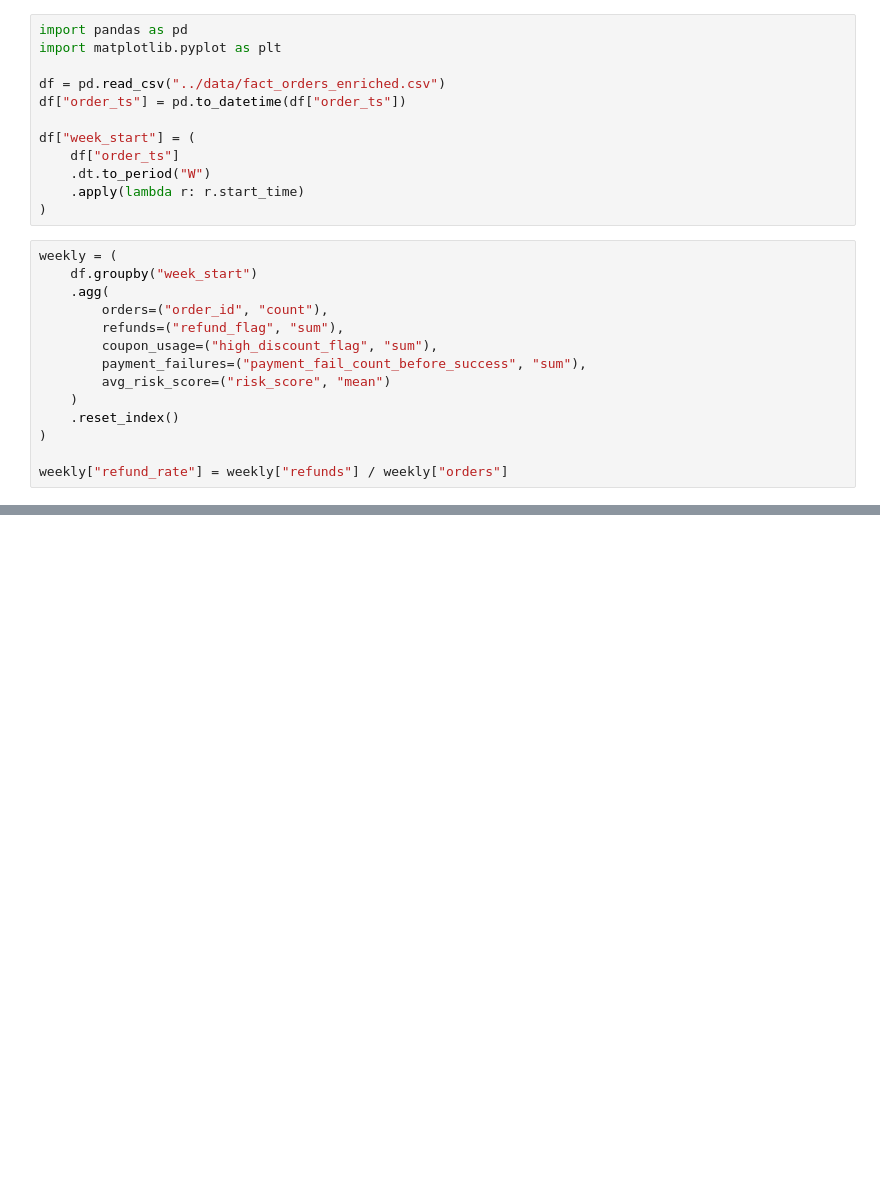
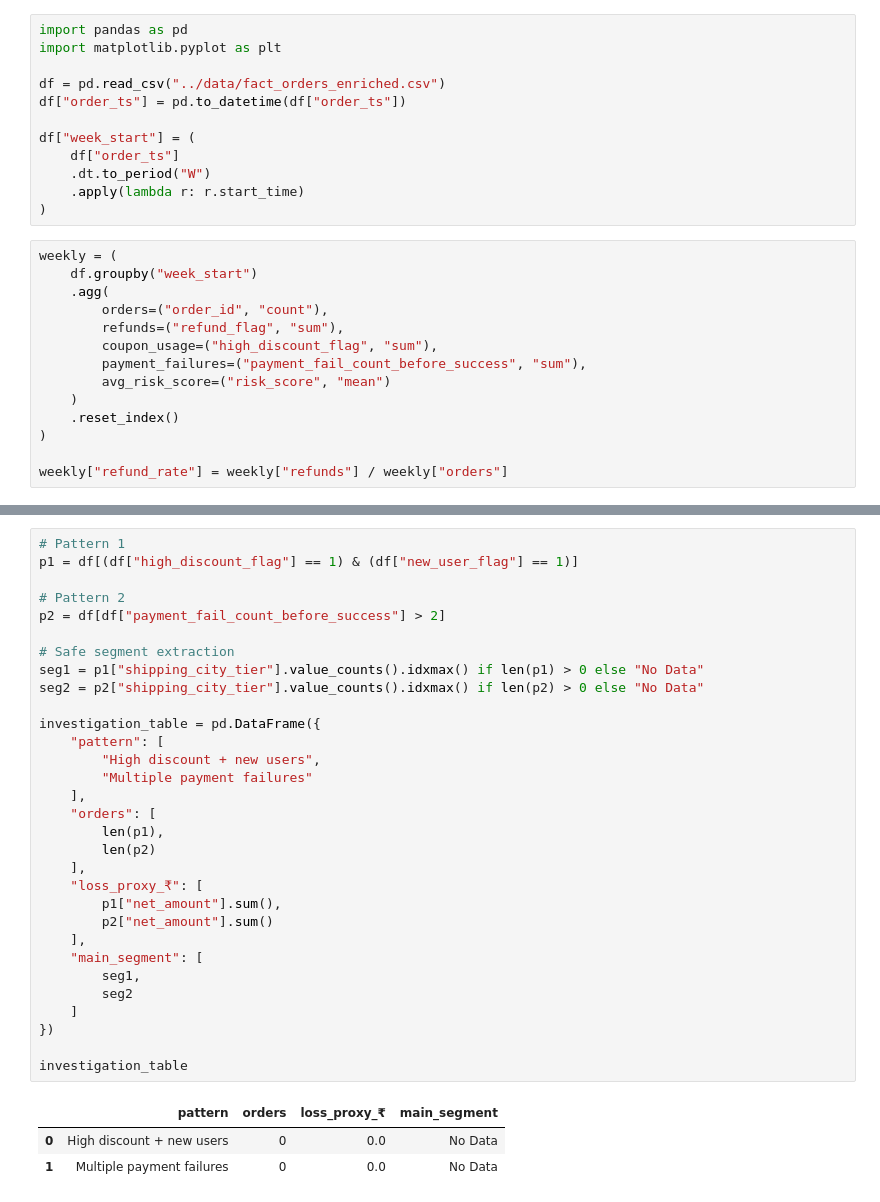
Before and after one commit to Jeetisha0/Fraud-Anomaly-Monitoring-Investigation-Dashboard, a Jupyter notebook: analysis/analysis.ipynb, the cells around one changed output, grey strips where cells are left out. Cells and saved outputs as stored; diff of their text form; blank space fills up the shorter version.

```diff
--- a/analysis/analysis.ipynb
+++ b/analysis/analysis.ipynb
@@ -34,0 +230,35 @@ plt.show()
+# %%
+# Pattern 1
+p1 = df[(df["high_discount_flag"] == 1) & (df["new_user_flag"] == 1)]
+
+# Pattern 2
+p2 = df[df["payment_fail_count_before_success"] > 2]
+
+# Safe segment extraction
+seg1 = p1["shipping_city_tier"].value_counts().idxmax() if len(p1) > 0 else "No Data"
+seg2 = p2["shipping_city_tier"].value_counts().idxmax() if len(p2) > 0 else "No Data"
+
+investigation_table = pd.DataFrame({
+    "pattern": [
+        "High discount + new users",
+        "Multiple payment failures"
+    ],
+    "orders": [
+        len(p1),
+        len(p2)
+    ],
+    "loss_proxy_₹": [
+        p1["net_amount"].sum(),
+        p2["net_amount"].sum()
+    ],
+    "main_segment": [
+        seg1,
+        seg2
+    ]
+})
+
+investigation_table
+# %% [output]
+|  | pattern | orders | loss_proxy_₹ | main_segment |
+| 0 | High discount + new users | 0 | 0.0 | No Data |
+| 1 | Multiple payment failures | 0 | 0.0 | No Data |
```
Also changed, not shown: parts of 23 cells of this notebook.
